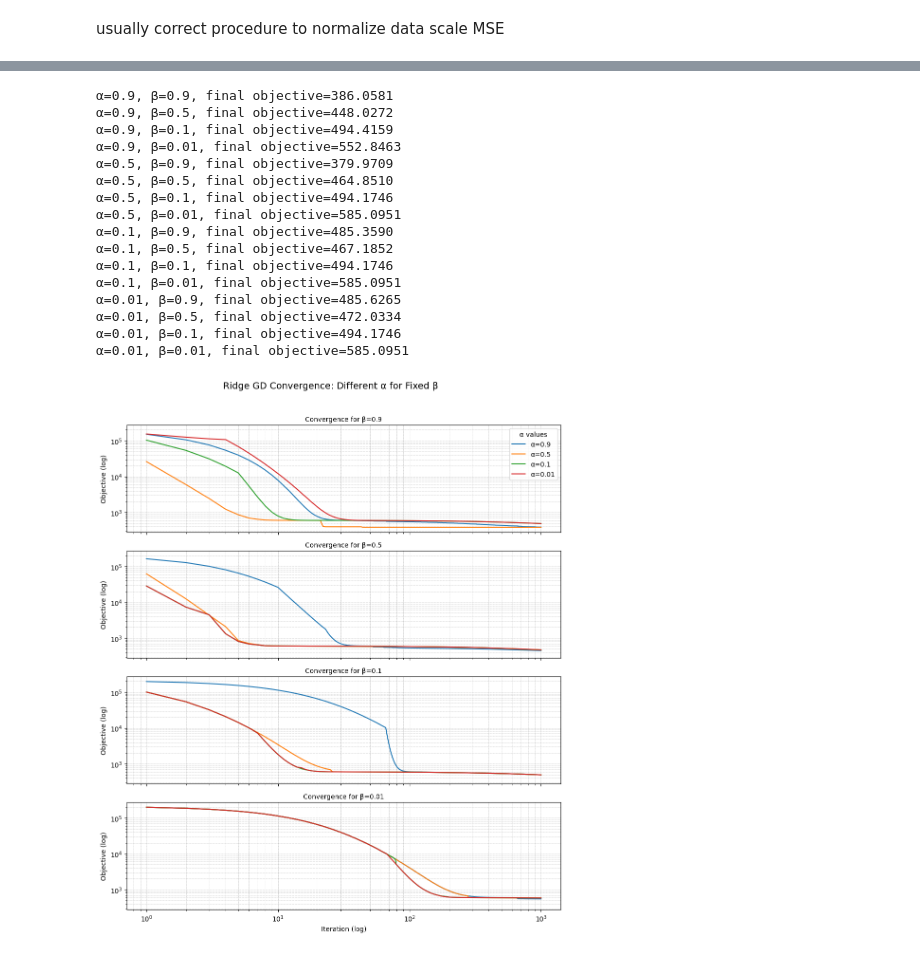
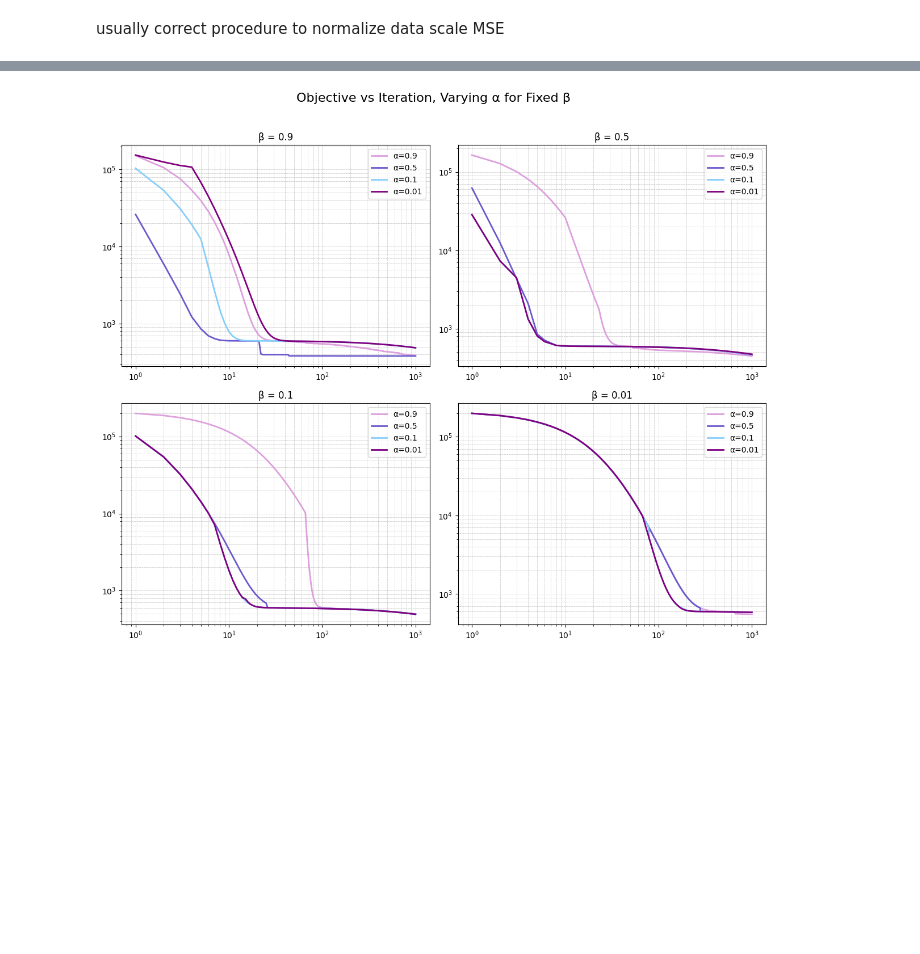
Before and after one commit to sophia1kucan/Projects, a Jupyter notebook: notebooks/Opt/CW1.ipynb, the cells around one changed output, grey strips where cells are left out. Drawn from its saved outputs; the diff is of its cells as text; code cells hidden in the pictures; blank space fills up the shorter version.

```diff
--- a/notebooks/Opt/CW1.ipynb
+++ b/notebooks/Opt/CW1.ipynb
@@ -114,3 +83,23 @@ plt.show()
+# %%
+# α in [1e-4, 0.5], β in [0.1, 0.99]
+alpha_vals = np.linspace(0.0001, 0.5, 20)
+beta_vals  = np.linspace(0.1, 0.99, 20)
+
+heatmap = np.zeros((len(alpha_vals), len(beta_vals)))
+
+# Sample problem (you can replace this)
+np.random.seed(0)
+X = np.random.randn(100, 5)
+true_w = np.random.randn(5)
+y = X @ true_w + 0.1 * np.random.randn(100)
+
+lam = 1.0
+s = 1.0    # starting step size
+
+for i, alpha in enumerate(alpha_vals):
+    for j, beta in enumerate(beta_vals):
+        _, iters = gradient_descent(X, y, lam, s, alpha, beta)
+        heatmap[i, j] = iters
 # %% [markdown]
 usually correct procedure to normalize data
 scale
@@ -208,54 +388,32 @@ plt.show()
 # %%
-lam = 1.0   # regularization strength
-s = 1.0     # initial step size
+fig, axes = plt.subplots(2, 2, figsize=(12, 10))
+axes = axes.flatten()   # flatten so we can index 0–3
 
-alpha_values = [0.9, 0.5, 0.1, 0.01]
-beta_values  = [0.9, 0.5, 0.1, 0.01]
-
-# Store results for each (alpha, beta)
-results = {}
-for alpha in alpha_values:
-    for beta in beta_values:
-        w_gd, obj_values = gradient_descent(X_train, y_train, lam, s, alpha, beta)
-        results[(alpha, beta)] = obj_values
-        print(f"α={alpha}, β={beta}, final objective={obj_values[-1]:.4f}")
-
-# === Plot convergence curves: Rows = β, curves per row = α ===
-fig, axes = plt.subplots(len(beta_values), 1, figsize=(10, 12), sharex=True, sharey=True)
+colors = ["plum", "slateblue", "lightskyblue", "purple"]   # change these to any colors you like
 
 for i, beta in enumerate(beta_values):
     ax = axes[i]
-    for alpha in alpha_values:
+
+    for idx, alpha in enumerate(alpha_values):
         iterations = np.arange(1, len(results[(alpha, beta)]) + 1)
         obj_values = results[(alpha, beta)]
-        ax.plot(iterations, obj_values, label=f"α={alpha}")
+
+        ax.plot(iterations, obj_values,
+                label=f"α={alpha}",
+                color=colors[idx],
+                linewidth=2)
 
     ax.set_xscale('log')
     ax.set_yscale('log')
-    ax.set_title(f"Convergence for β={beta}", fontsize=10)
+    ax.set_title(f"β = {beta}")
     ax.grid(True, which='both', ls='--', lw=0.4)
-    ax.set_ylabel('Objective (log)')
+    ax.legend()
 
-axes[-1].set_xlabel('Iteration (log)')
-axes[0].legend(title="α values", loc='upper right')
-plt.suptitle("Ridge GD Convergence: Different α for Fixed β", fontsize=14)
-plt.tight_layout(rect=[0, 0, 1, 0.96])
+fig.suptitle("Objective vs Iteration, Varying α for Fixed β", fontsize=16)
+fig.tight_layout(rect=[0, 0, 1, 0.96])
+downloads_path = os.path.join(os.path.expanduser("~"), "Downloads", "vary_a_fixed_b.png")
+
+plt.savefig(downloads_path, dpi=1200)
 plt.show()
 # %% [output]
-α=0.9, β=0.9, final objective=386.0581
-α=0.9, β=0.5, final objective=448.0272
-α=0.9, β=0.1, final objective=494.4159
-α=0.9, β=0.01, final objective=552.8463
-α=0.5, β=0.9, final objective=379.9709
-α=0.5, β=0.5, final objective=464.8510
-α=0.5, β=0.1, final objective=494.1746
-α=0.5, β=0.01, final objective=585.0951
-α=0.1, β=0.9, final objective=485.3590
-α=0.1, β=0.5, final objective=467.1852
-α=0.1, β=0.1, final objective=494.1746
-α=0.1, β=0.01, final objective=585.0951
-α=0.01, β=0.9, final objective=485.6265
-α=0.01, β=0.5, final objective=472.0334
-α=0.01, β=0.1, final objective=494.1746
-α=0.01, β=0.01, final objective=585.0951
-[figure, old version]
+[figure, new version]
```
Also changed, not shown: parts of 26 cells of this notebook, 41 other files.
